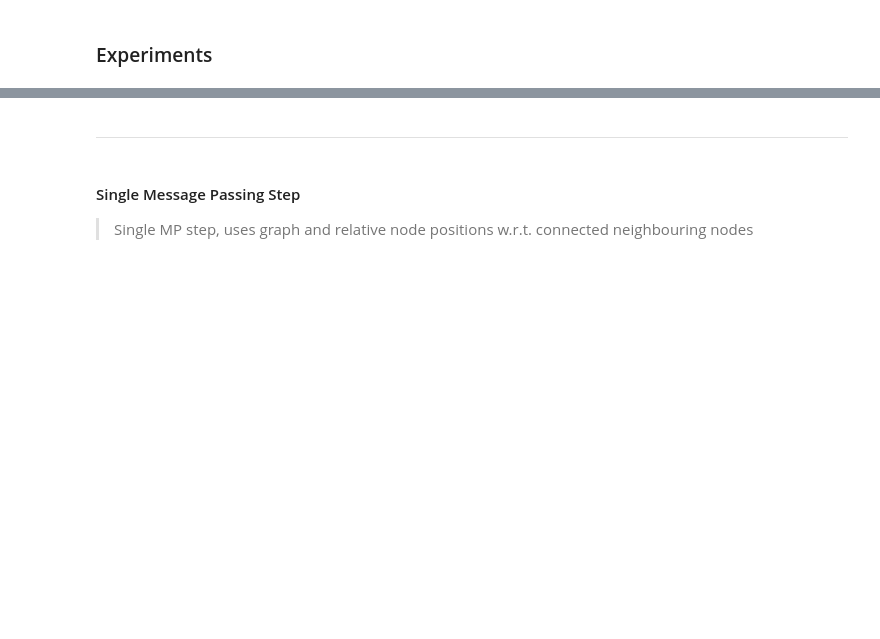
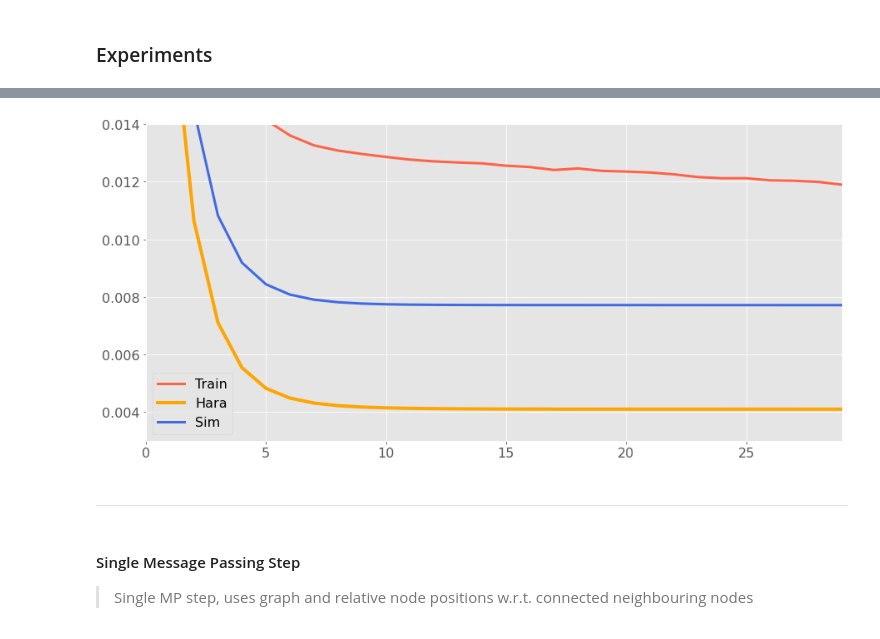
Before and after one commit to mshagirov/simgnn, a Jupyter notebook: nbs/2_nn_model.ipynb, the cells around one changed output, grey strips where cells are left out. Saved outputs shown, nothing was run; the diff lists cells and outputs as text; code cells hidden in the pictures; blank space fills up the shorter version.

```diff
--- a/nbs/2_nn_model.ipynb
+++ b/nbs/2_nn_model.ipynb
@@ -209,3 +219,14 @@ Best val loss: 0.004087 (return best:False)
+# %%
+plt.figure(figsize=[15,7])
+plt.plot(np.arange(train_log['total_epochs']),train_log['train_loss_tot'],'tomato',lw=3,label='Train')
+plt.plot(np.arange(train_log['total_epochs']),train_log['val_loss_tot'],'orange',lw=4,label='Hara')
+plt.plot(np.arange(train_log['total_epochs']),train_log['sim_loss_tot'],'royalblue',lw=3,label='Sim')
+if 'sim2_loss_tot' in train_log:
+    plt.plot(np.arange(train_log['total_epochs']),train_log['sim2_loss_tot'],'indigo',lw=2,label='Sim2')
+plt.legend();
+plt.axis([0,train_log['total_epochs']-1,0.003,0.014]);
+# %% [output]
+[figure, added]
 # %%
 # plt.figure(figsize=[35,10])
 # ax1 = plt.subplot(1,4,1)
```
Also changed, not shown: parts of 7 cells of this notebook.
